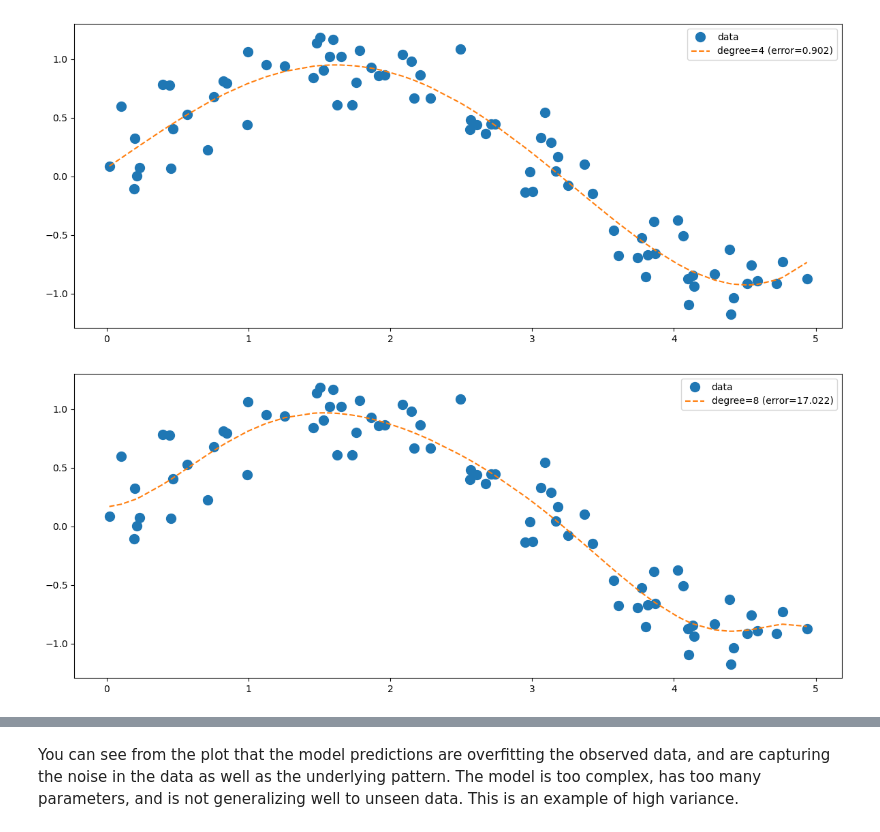
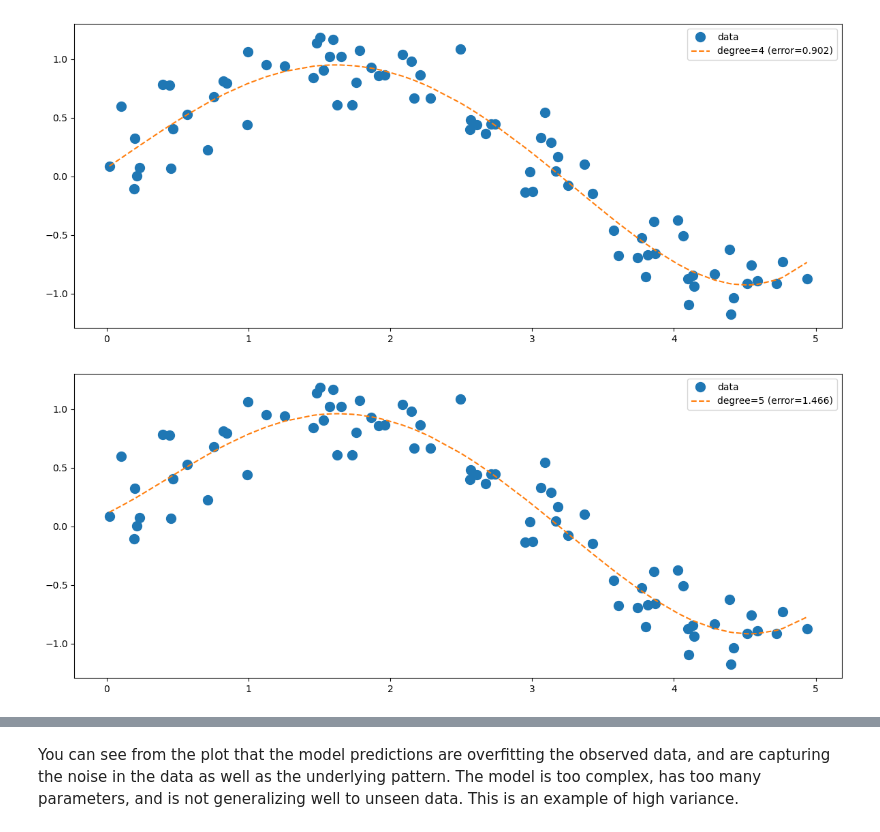
Before and after one commit to wegard/predictive-modelling-with-machine-learning, a Jupyter notebook: notebooks/10_Bias_variance_tradeoff.ipynb, the cells around one changed output, grey strips where cells are left out. Saved outputs shown, nothing was run; the diff lists cells and outputs as text; code cells hidden in the pictures.

```diff
--- a/notebooks/10_Bias_variance_tradeoff.ipynb
+++ b/notebooks/10_Bias_variance_tradeoff.ipynb
@@ -100,9 +100,9 @@ polynomial_regression(4)
 # %%
 # Fit polynomial regression models of degree 8
 
-polynomial_regression(8)
+polynomial_regression(5)
 # %% [output]
-[figure, old version]
+[figure, new version]
 # %%
 # Fit polynomial regression models of degree 20
 
```
Also changed, not shown: parts of 1 cell of this notebook, 7 other files.
